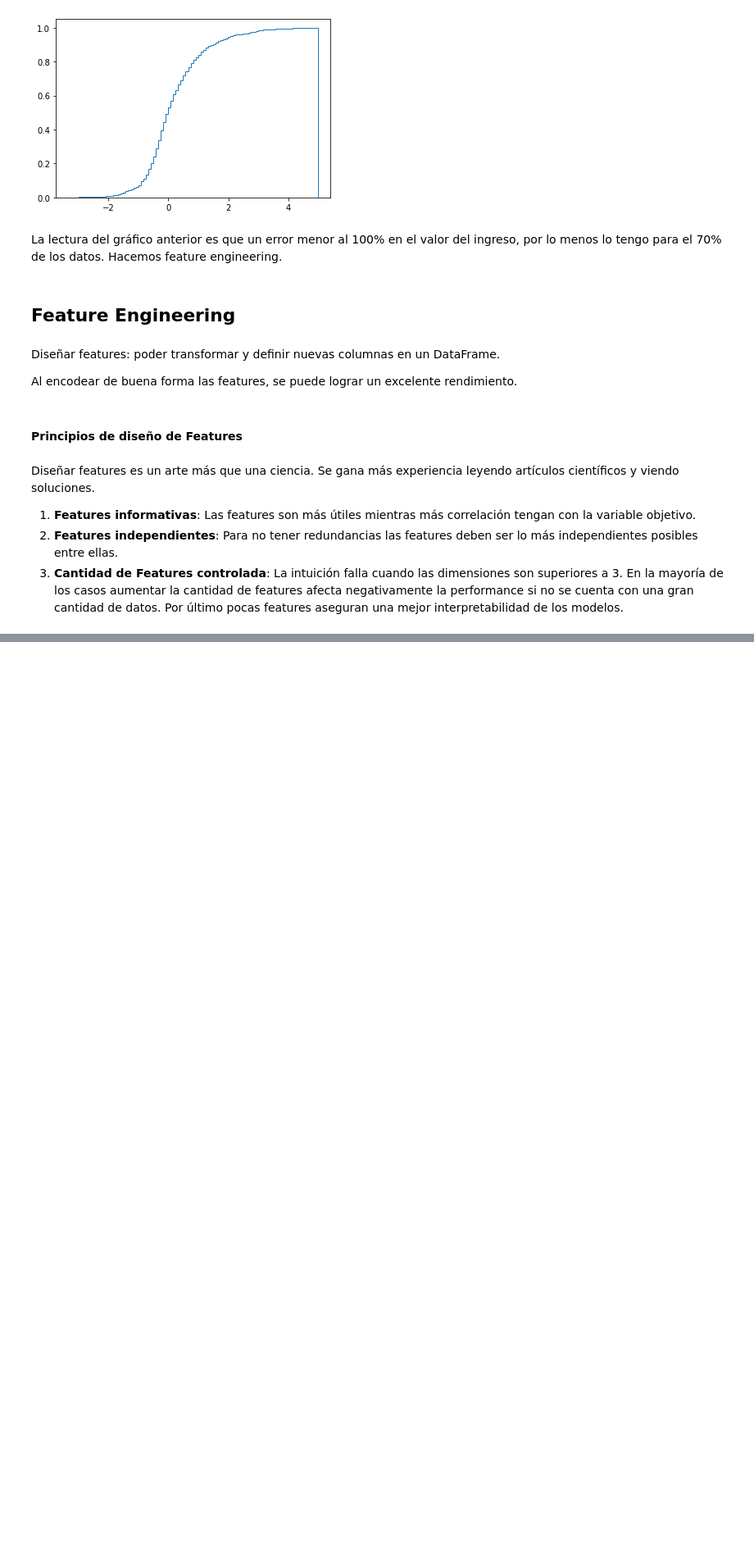
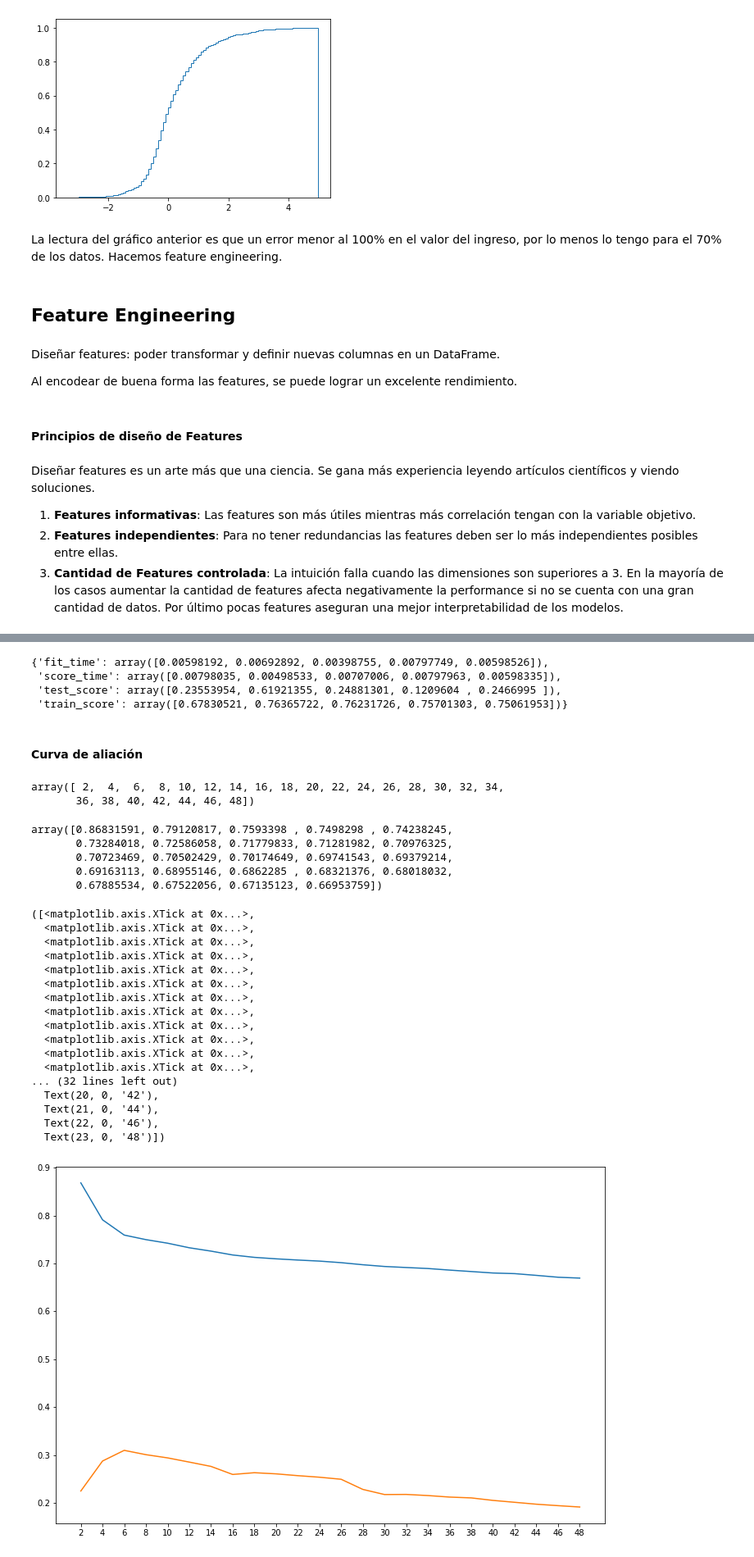
Before and after one commit to luisSantamariaCOL/MachineLearning-Journey, a Jupyter notebook: Machine Learning Projects/Prediccion de Ingresos de Peliculas/Prediccion de Ingresos de Peliculas.ipynb, the cells around one changed output, grey strips where cells are left out. Shown at 82% size. Saved outputs shown, nothing was run; the diff lists cells and outputs as text; code cells hidden in the pictures; blank space fills up the shorter version.

Commit message:
Cambio de modelo: k-nearest neighbors

```diff
--- a/Machine Learning Projects/Prediccion de Ingresos de Peliculas/Prediccion de Ingresos de Peliculas.ipynb
+++ b/Machine Learning Projects/Prediccion de Ingresos de Peliculas/Prediccion de Ingresos de Peliculas.ipynb
@@ -1083,0 +1097,55 @@ Busca los puntos más cercanos que se tienen de entrenamiento, y promedia su val
+# %%
+# Se variará el parámetro del modelo. El score fue un poco más bajo que con el modelo Lasso.
+cross_validate(KNeighborsRegressor(n_neighbors=10), X, y, return_train_score=True, cv=5)
+# %% [output]
+{'fit_time': array([0.00598192, 0.00692892, 0.00398755, 0.00797749, 0.00598526]),
+ 'score_time': array([0.00798035, 0.00498533, 0.00707006, 0.00797963, 0.00598335]),
+ 'test_score': array([0.23553954, 0.61921355, 0.24881301, 0.1209604 , 0.2466995 ]),
+ 'train_score': array([0.67830521, 0.76365722, 0.76231726, 0.75701303, 0.75061953])}
+# %% [markdown]
+#### Curva de aliación
+# %%
+n = np.arange(2, 50, 2)
+n
+# %% [output]
+array([ 2,  4,  6,  8, 10, 12, 14, 16, 18, 20, 22, 24, 26, 28, 30, 32, 34,
+       36, 38, 40, 42, 44, 46, 48])
+# %%
+from sklearn.model_selection import validation_curve
+train_scores, test_scores = validation_curve(KNeighborsRegressor(),
+                                            X,
+                                            y,
+                                            param_name='n_neighbors',
+                                            param_range=n,
+                                            cv=5)
+# %%
+np.mean(train_scores, axis=1)
+# %% [output]
+array([0.86831591, 0.79120817, 0.7593398 , 0.7498298 , 0.74238245,
+       0.73284018, 0.72586058, 0.71779833, 0.71281982, 0.70976325,
+       0.70723469, 0.70502429, 0.70174649, 0.69741543, 0.69379214,
+       0.69163113, 0.68955146, 0.6862285 , 0.68321376, 0.68018032,
+       0.67885534, 0.67522056, 0.67135123, 0.66953759])
+# %%
+plt.plot(np.mean(train_scores, axis=1))
+plt.plot(np.mean(test_scores, axis=1))
+plt.xticks(np.arange(24), n)
+# %% [output]
+([<matplotlib.axis.XTick at 0x...>,
+  <matplotlib.axis.XTick at 0x...>,
+  <matplotlib.axis.XTick at 0x...>,
+  <matplotlib.axis.XTick at 0x...>,
+  <matplotlib.axis.XTick at 0x...>,
+  <matplotlib.axis.XTick at 0x...>,
+  <matplotlib.axis.XTick at 0x...>,
+  <matplotlib.axis.XTick at 0x...>,
+  <matplotlib.axis.XTick at 0x...>,
+  <matplotlib.axis.XTick at 0x...>,
+  <matplotlib.axis.XTick at 0x...>,
+  <matplotlib.axis.XTick at 0x...>,
+... (32 lines left out)
+  Text(20, 0, '42'),
+  Text(21, 0, '44'),
+  Text(22, 0, '46'),
+  Text(23, 0, '48')])
+[figure, added]
```
Also changed, not shown: parts of 153 cells of this notebook.
